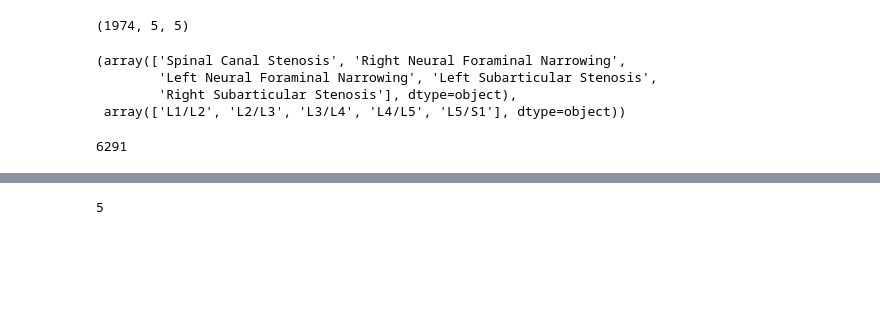
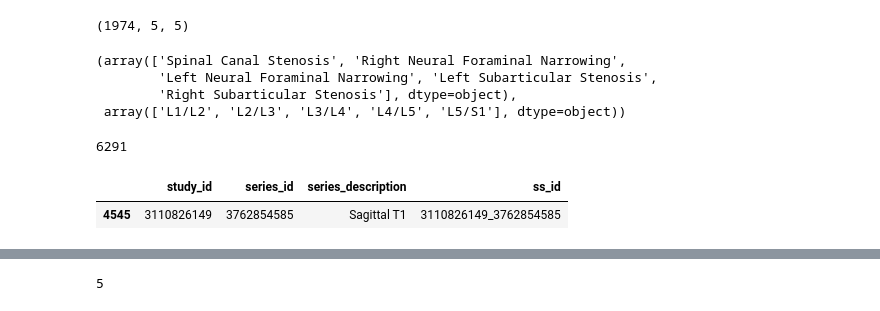
Before and after one commit to rosulucian/deep_learning_playground, a Jupyter notebook: kaggle/RSNA/datasets.ipynb, the cells around one changed output, grey strips where cells are left out. Saved outputs shown, nothing was run; the diff lists cells and outputs as text; code cells hidden in the pictures; blank space fills up the shorter version.

```diff
--- a/kaggle/RSNA/datasets.ipynb
+++ b/kaggle/RSNA/datasets.ipynb
@@ -151,7 +147,12 @@ coords_df.series_id.nunique()
 coords_df['ss_id'] = coords_df.apply(lambda row: f'{str(row["study_id"])}_{str(row["series_id"])}', axis=1)
 coords_df['instance_id'] = coords_df.apply(lambda row: f'{str(row["study_id"])}_{str(row["series_id"])}_{str(row["instance"])}', axis=1)
 
-train_desc_df['id'] = train_desc_df.apply(lambda row: str(row['study_id']) + str(row['series_id']), axis=1)
+train_desc_df['ss_id'] = train_desc_df.apply(lambda row: f'{str(row["study_id"])}_{str(row["series_id"])}', axis=1)
+# %%
+train_desc_df.sample()
+# %% [output]
+|  | study_id | series_id | series_description | ss_id |
+| 4545 | 3110826149 | 3762854585 | Sagittal T1 | 3110826149_3762854585 |
 # %%
 coords_df.sample(2)
 # %% [output]
```
Also changed, not shown: parts of 29 cells of this notebook, 3 other files.
